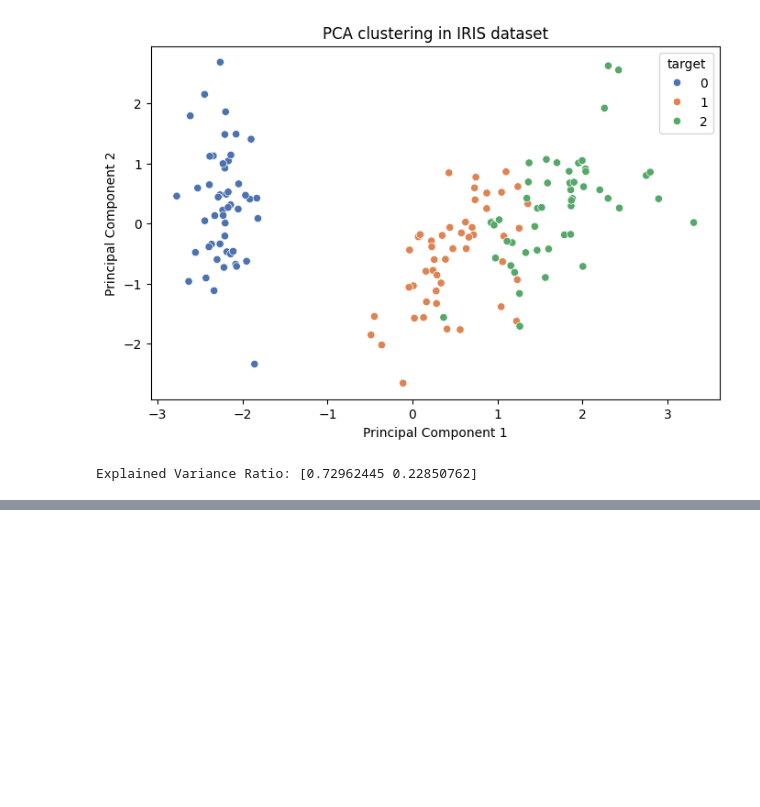
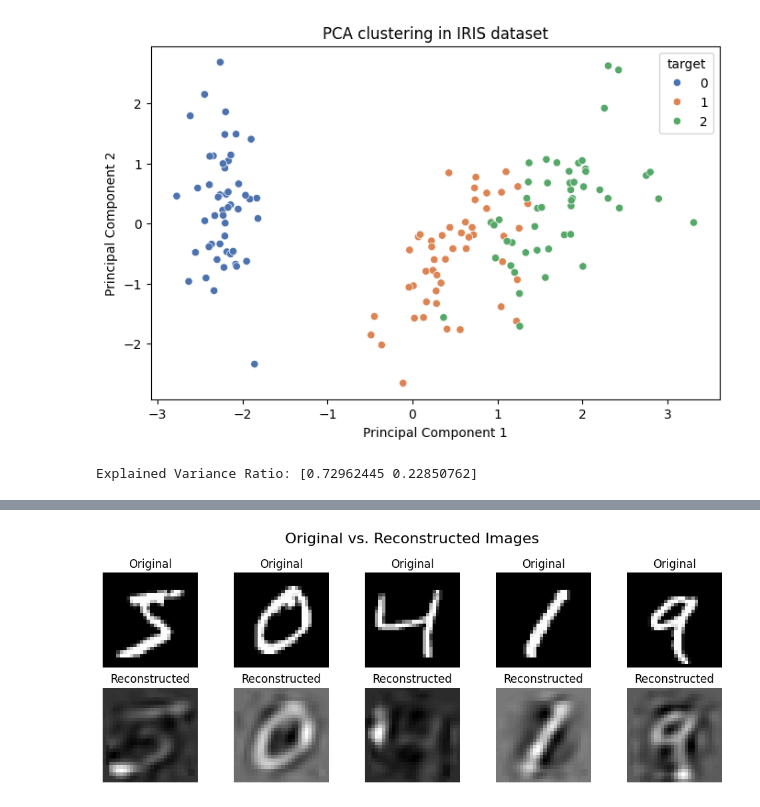
Before and after one commit to udaysinh-git/College-SEM-5-AIML, a Jupyter notebook: Lab2.ipynb, the cells around one changed output, grey strips where cells are left out. Saved outputs shown, nothing was run; the diff lists cells and outputs as text; code cells hidden in the pictures; blank space fills up the shorter version.

```diff
--- a/Lab2.ipynb
+++ b/Lab2.ipynb
@@ -100,0 +104,13 @@ Explained Variance Ratio: [0.72962445 0.22850762]
+# %%
+(X_train, y_train), (X_test, y_test) = mnist.load_data()
+#flatten the images
+X = X_train.reshape(-1,28*28)
+
+#normalise the data
+X_scaled = StandardScaler().fit_transform(X)
+
+
+# x_reconstruced
+pca = PCA(n_components=50)
+X_pca = pca.fit_transform(X_scaled)
+X_reconstructed = pca.inverse_transform(X_pca)
@@ -100,0 +120,19 @@ Explained Variance Ratio: [0.72962445 0.22850762]
+# %%
+plt.figure(figsize=(10, 4))
+for i in range(5):
+    plt.subplot(2, 5, i+1)
+    plt.imshow(X_train[i], cmap='gray')
+    plt.title("Original")
+    plt.axis('off')
+
+    # reconstructed image
+    plt.subplot(2, 5, i+6)
+    plt.imshow(X_reconstructed[i].reshape(28, 28), cmap='gray')
+    plt.title("Reconstructed")
+    plt.axis('off')
+
+plt.suptitle("Original vs. Reconstructed Images", fontsize=16)
+plt.tight_layout()
+plt.show()
+# %% [output]
+[figure, added]
```
Also changed, not shown: parts of 4 cells of this notebook.
